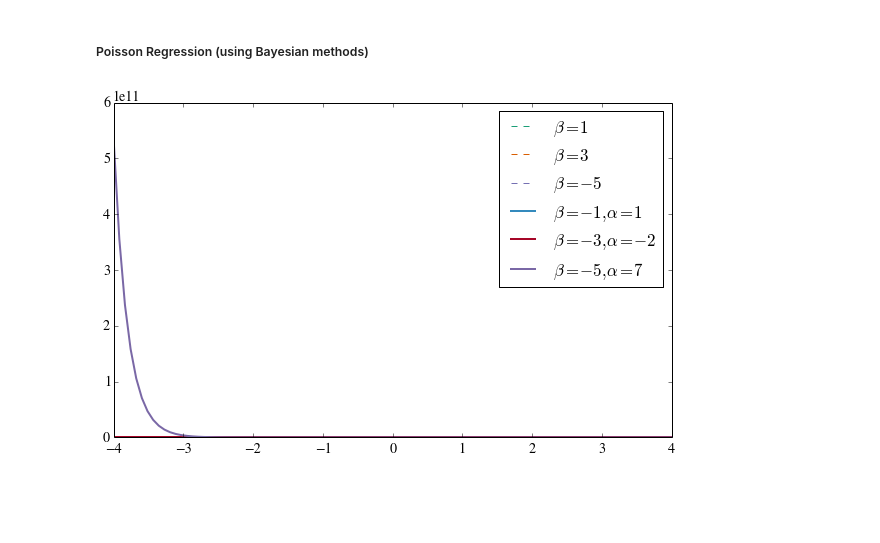
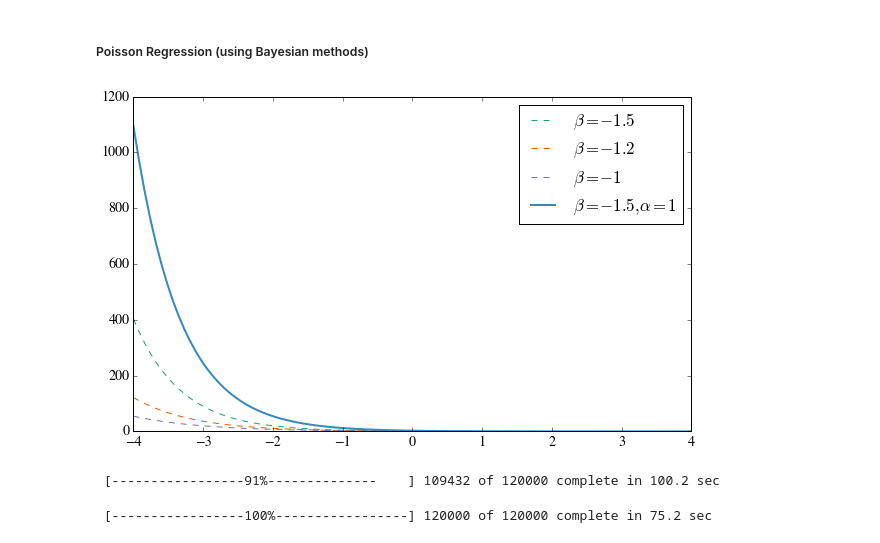
Before and after one commit to fraser-campbell/Machine-Learning-Projects, a Jupyter notebook: Bike Sharing/Bike Sharing.ipynb, the cells around one changed output. Saved outputs shown, nothing was run; the diff lists cells and outputs as text; code cells hidden in the pictures; blank space fills up the shorter version.

Commit message:
Attempting to implement Poisson MCMC Regression

```diff
--- a/Bike Sharing/Bike Sharing.ipynb
+++ b/Bike Sharing/Bike Sharing.ipynb
@@ -476,18 +476,13 @@ def poisson(x, beta, alpha=0):
 # %%
 x = np.linspace( -4, 4, 100 )
 
-plt.plot(x, poisson( x, -1), label = r"$\beta = -1$", ls= "--", lw =1 )
-plt.plot(x, poisson( x, -3), label = r"$\beta = -3$", ls= "--", lw =1)
-plt.plot(x, poisson( x, -5), label = r"$\beta = -5$", ls= "--", lw =1)
+plt.plot(x, poisson( x, -1.5), label = r"$\beta = -1.5$", ls= "--", lw =1 )
+plt.plot(x, poisson( x, -1.2), label = r"$\beta = -1.2$", ls= "--", lw =1)
+plt.plot(x, poisson( x, -1), label = r"$\beta = -1$", ls= "--", lw =1)
 
-
-plt.plot(x, poisson( x, -1,1), label = r"$\beta = -1, \alpha = 1$",
+plt.plot(x, poisson( x, -1.5,1), label = r"$\beta = -1.5, \alpha = 1$",
     color = "#348ABD")
-plt.plot(x, poisson( x, -3, -2), label = r"$\beta = -3, \alpha = -2$",
-    color="#A60628")
-plt.plot(x, poisson( x, -5, 7), label = r"$\beta = -5, \alpha = 7$",
-    color = "#7A68A6")
 
 plt.legend(loc = "upper right");
 # %% [output]
-[figure, old version]
+[figure, new version]
@@ -493,0 +491,63 @@ plt.legend(loc = "upper right");
+# %%
+#X hour data used initially
+hour = data['hour'][0:1000]
+hour_norm = (hour - hour.mean()) / hour.std()
+hour_2 = hour**2
+hour_2_norm = (hour_2 - hour_2.mean()) / hour_2.std()
+hour_3 = hour**3
+hour_3_norm = (hour_3 - hour_3.mean()) / hour_3.std()
+
+#Y count data
+y = data['count'][0:1000]
+
+# the initial values for the exponential are set
+beta = mc.Exponential("beta", 0.05)
+alpha = mc.Exponential("alpha", 3.5)
+gamma = mc.Exponential("gamma", 0.001)
+delta = mc.Exponential("delta", 0.00001)
+
+@mc.deterministic
+def rate_param2(x=hour_norm, x2=hour_2_norm, x3=hour_3_norm, beta=beta, alpha=alpha, gamma=gamma, delta=delta):
+    return np.exp(np.dot(beta, x) + np.dot(gamma, x2) + np.dot(delta, x3) + alpha)
+
+observed2 = mc.Poisson("poisson_count", rate_param2, value=y, observed=True)
+model2 = mc.Model([observed2, beta, alpha, gamma, delta])
+
+# Mysterious code to be explained in Chapter 3
+map_2 = mc.MAP(model2)
+map_2.fit()
+mcmc2 = mc.MCMC(model2)
+mcmc2.sample(120000, 50000, 2)
+# %% [output]
+ [-----------------91%--------------    ] 109432 of 120000 complete in 100.2 sec
+# %%
+#X hour data used initially
+hour = data['hour'][0:1000]
+hour_norm = (hour - hour.mean()) / hour.std()
+hour_2 = hour**2
+hour_2_norm = (hour_2 - hour_2.mean()) / hour_2.std()
+hour_3 = hour**3
+hour_3_norm = (hour_3 - hour_3.mean()) / hour_3.std()
+
+#Y count data
+y = data['count'][0:1000]
+
+# the initial values for the exponential are set
+beta = mc.Exponential("beta", 0.05)
+alpha = mc.Exponential("alpha", 3.5)
+
+@mc.deterministic
+def rate_param(x=hour_norm, beta=beta, alpha=alpha):
+    return np.exp(np.dot(beta, x) + alpha)
+
+# connect the probabilities in `p` with our observations through a Poisson random variable.
+observed = mc.Poisson("poisson_count", rate_param, value=y, observed=True)
+model = mc.Model([observed, beta, alpha])
+
+# Mysterious code to be explained in Chapter 3
+map_ = mc.MAP(model)
+map_.fit()
+mcmc = mc.MCMC(model)
+mcmc.sample(120000, 50000, 2)
+# %% [output]
+ [-----------------100%-----------------] 120000 of 120000 complete in 75.2 sec
```
Also changed, not shown: parts of 7 cells of this notebook.
